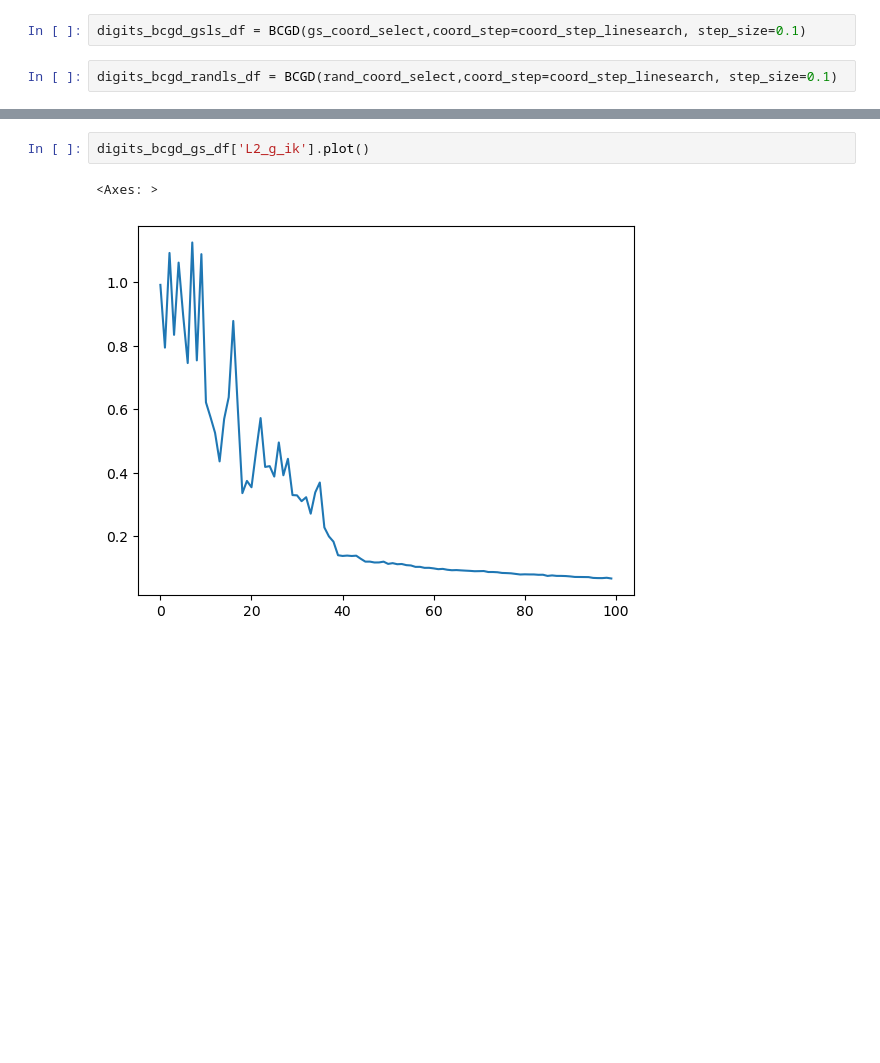
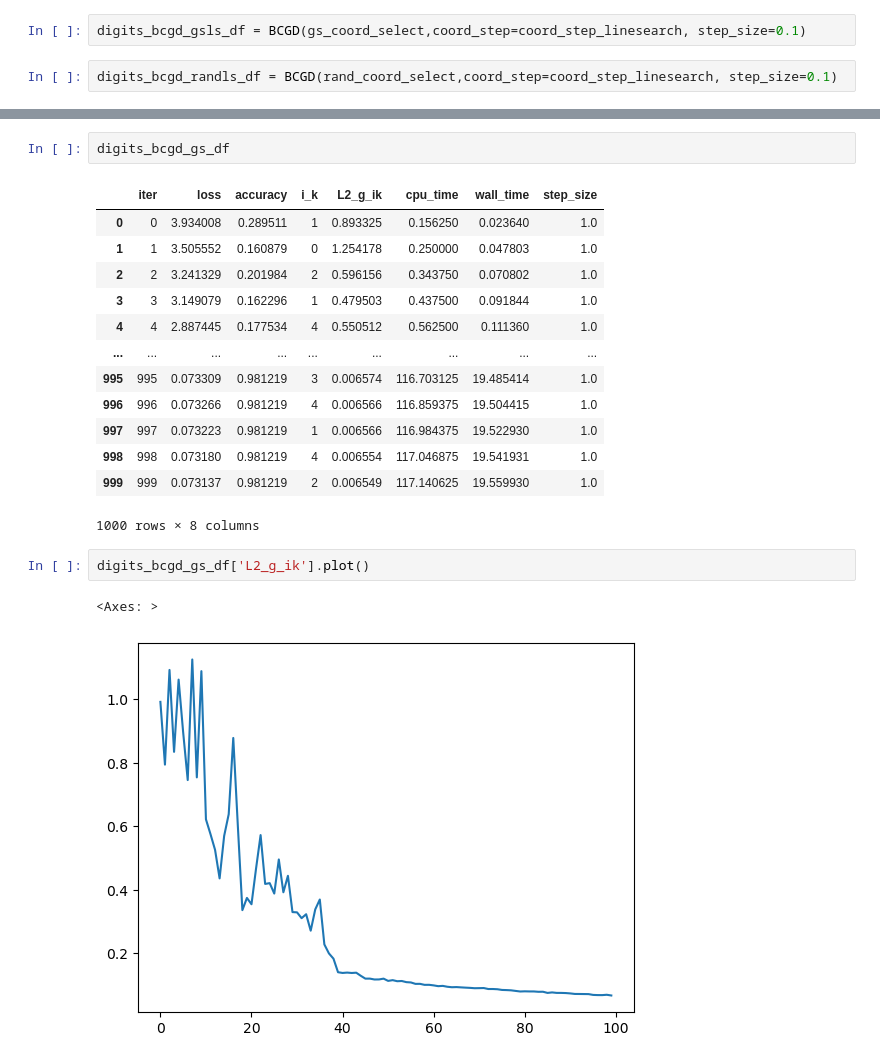
Before and after one commit to Aiecco/BCGD-methods, a Jupyter notebook: stepsize_exp.ipynb, the cells around one changed output, grey strips where cells are left out. Saved outputs shown, nothing was run; the diff lists cells and outputs as text; blank space fills up the shorter version.

```diff
--- a/stepsize_exp.ipynb
+++ b/stepsize_exp.ipynb
@@ -621,3 +618,19 @@ plot_hist('iter', 'loss', [digits_gd_df, digits_bcgd_gs_df, digits_bcgd_rand_df,
+# %%
+digits_bcgd_gs_df
+# %% [output]
+|  | iter | loss | accuracy | i_k | L2_g_ik | cpu_time | wall_time | step_size |
+| 0 | 0 | 3.934008 | 0.289511 | 1 | 0.893325 | 0.156250 | 0.023640 | 1.0 |
+| 1 | 1 | 3.505552 | 0.160879 | 0 | 1.254178 | 0.250000 | 0.047803 | 1.0 |
+| 2 | 2 | 3.241329 | 0.201984 | 2 | 0.596156 | 0.343750 | 0.070802 | 1.0 |
+| 3 | 3 | 3.149079 | 0.162296 | 1 | 0.479503 | 0.437500 | 0.091844 | 1.0 |
+| 4 | 4 | 2.887445 | 0.177534 | 4 | 0.550512 | 0.562500 | 0.111360 | 1.0 |
+| ... | ... | ... | ... | ... | ... | ... | ... | ... |
+| 995 | 995 | 0.073309 | 0.981219 | 3 | 0.006574 | 116.703125 | 19.485414 | 1.0 |
+| 996 | 996 | 0.073266 | 0.981219 | 4 | 0.006566 | 116.859375 | 19.504415 | 1.0 |
+| 997 | 997 | 0.073223 | 0.981219 | 1 | 0.006566 | 116.984375 | 19.522930 | 1.0 |
+| 998 | 998 | 0.073180 | 0.981219 | 4 | 0.006554 | 117.046875 | 19.541931 | 1.0 |
+| 999 | 999 | 0.073137 | 0.981219 | 2 | 0.006549 | 117.140625 | 19.559930 | 1.0 |
+1000 rows × 8 columns
 # %%
 digits_bcgd_gs_df['L2_g_ik'].plot()
 # %% [output]
```
Also changed, not shown: parts of 22 cells of this notebook, 3 other files.
